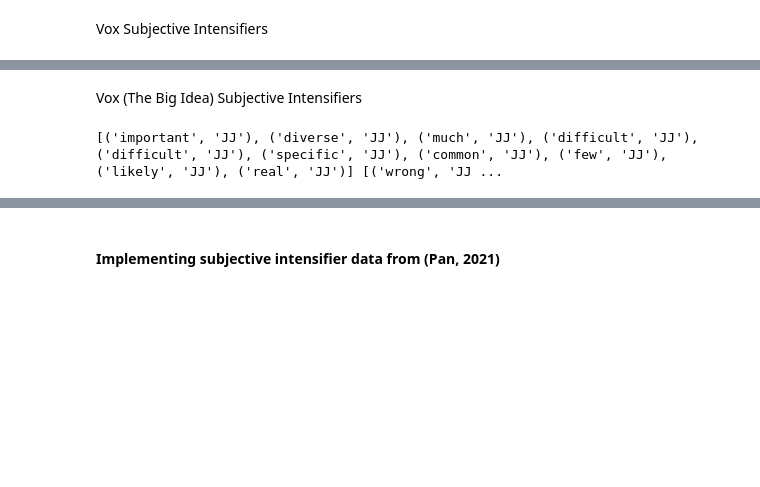
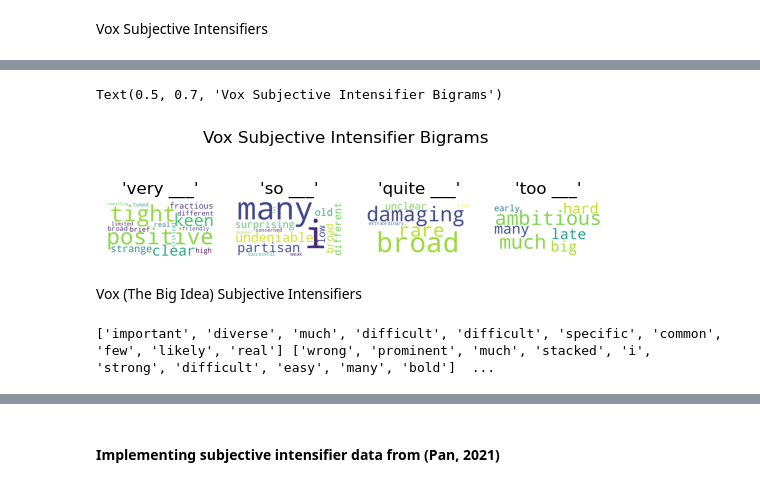
Before and after one commit to Data-Science-for-Linguists-2025/News-Bias-Assessment, a Jupyter notebook: data-pipeline.ipynb, the cells around one changed output, grey strips where cells are left out. Cells and saved outputs as stored; diff of their text form; code cells hidden in the pictures; blank space fills up the shorter version.

```diff
--- a/data-pipeline.ipynb
+++ b/data-pipeline.ipynb
@@ -721,10 +777,47 @@ print(vox_very[:10], vox_so[:10], vox_quite[:10], vox_too[:10])
+# %%
+vox_very_wc = WordCloud(width=800, height=400, background_color='white').generate_from_frequencies(vox_very_counts)
+vox_so_wc = WordCloud(width=800, height=400, background_color='white').generate_from_frequencies(vox_so_counts)
+vox_quite_wc = WordCloud(width=800, height=400, background_color='white').generate_from_frequencies(vox_quite_counts)
+vox_too_wc = WordCloud(width=800, height=400, background_color='white').generate_from_frequencies(vox_too_counts)
+
+#very
+plt.subplot(1, 4, 1)
+plt.imshow(vox_very_wc)
+plt.axis('off')
+plt.title("'very ___'")
+
+#so
+plt.subplot(1, 4, 2)
+plt.imshow(vox_so_wc)
+plt.axis('off')
+plt.title("'so ___'")
+
+#quite
+plt.subplot(1, 4, 3)
+plt.imshow(vox_quite_wc)
+plt.axis('off')
+plt.title("'quite ___'")
+
+#too
+plt.subplot(1, 4, 4)
+plt.imshow(vox_too_wc)
+plt.axis('off')
+plt.title("'too ___'")
+plt.suptitle('Vox Subjective Intensifier Bigrams', y=0.7)
+# %% [output]
+Text(0.5, 0.7, 'Vox Subjective Intensifier Bigrams')
+[figure, added]
 # %% [markdown]
 Vox (The Big Idea) Subjective Intensifiers
 # %%
-vox_oped_very = [(w2, p2) for ((w1, p1), (w2, p2)) in vox_oped_all_bigrams if w1=="very" and p1=="RB" and p2 == "JJ"]
-vox_oped_so = [(w2, p2) for ((w1, p1), (w2, p2)) in vox_oped_all_bigrams if w1=="so" and p1=="RB" and p2 == "JJ"]
-vox_oped_quite = [(w2, p2) for ((w1, p1), (w2, p2)) in vox_oped_all_bigrams if w1=="quite" and p1=="RB" and p2 == "JJ"]
-vox_oped_too = [(w2, p2) for ((w1, p1), (w2, p2)) in vox_oped_all_bigrams if w1=="too" and p1=="RB" and p2 == "JJ"]
+vox_oped_very = [(w2) for ((w1, p1), (w2, p2)) in vox_oped_all_bigrams if w1=="very" and p1=="RB" and p2 == "JJ"]
+vox_oped_very_counts = nltk.FreqDist(vox_oped_very)
+vox_oped_so = [(w2) for ((w1, p1), (w2, p2)) in vox_oped_all_bigrams if w1=="so" and p1=="RB" and p2 == "JJ"]
+vox_oped_so_counts = nltk.FreqDist(vox_oped_so)
+vox_oped_quite = [(w2) for ((w1, p1), (w2, p2)) in vox_oped_all_bigrams if w1=="quite" and p1=="RB" and p2 == "JJ"]
+vox_oped_quite_counts = nltk.FreqDist(vox_oped_quite)
+vox_oped_too = [(w2) for ((w1, p1), (w2, p2)) in vox_oped_all_bigrams if w1=="too" and p1=="RB" and p2 == "JJ"]
+vox_oped_too_counts = nltk.FreqDist(vox_oped_too)
 print(vox_oped_very[:10], vox_oped_so[:10], vox_oped_quite[:10], vox_oped_too[:10])
 # %% [output]
-[('important', 'JJ'), ('diverse', 'JJ'), ('much', 'JJ'), ('difficult', 'JJ'), ('difficult', 'JJ'), ('specific', 'JJ'), ('common', 'JJ'), ('few', 'JJ'), ('likely', 'JJ'), ('real', 'JJ')] [('wrong', 'JJ ...
+['important', 'diverse', 'much', 'difficult', 'difficult', 'specific', 'common', 'few', 'likely', 'real'] ['wrong', 'prominent', 'much', 'stacked', 'i', 'strong', 'difficult', 'easy', 'many', 'bold']  ...
```
Also changed, not shown: parts of 8 cells of this notebook.
